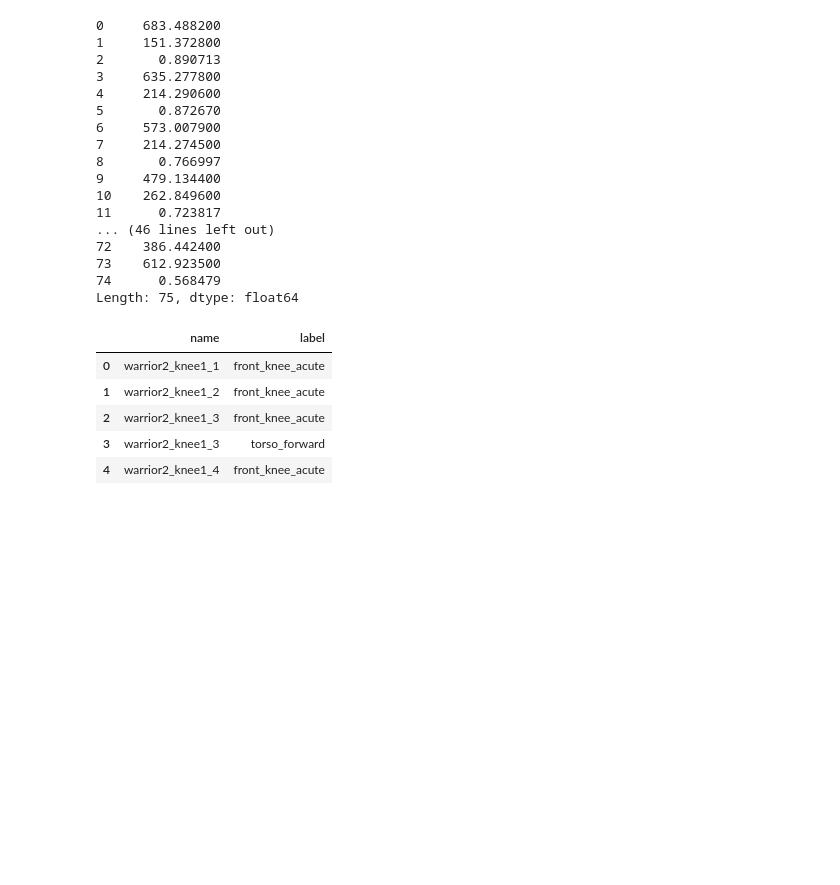
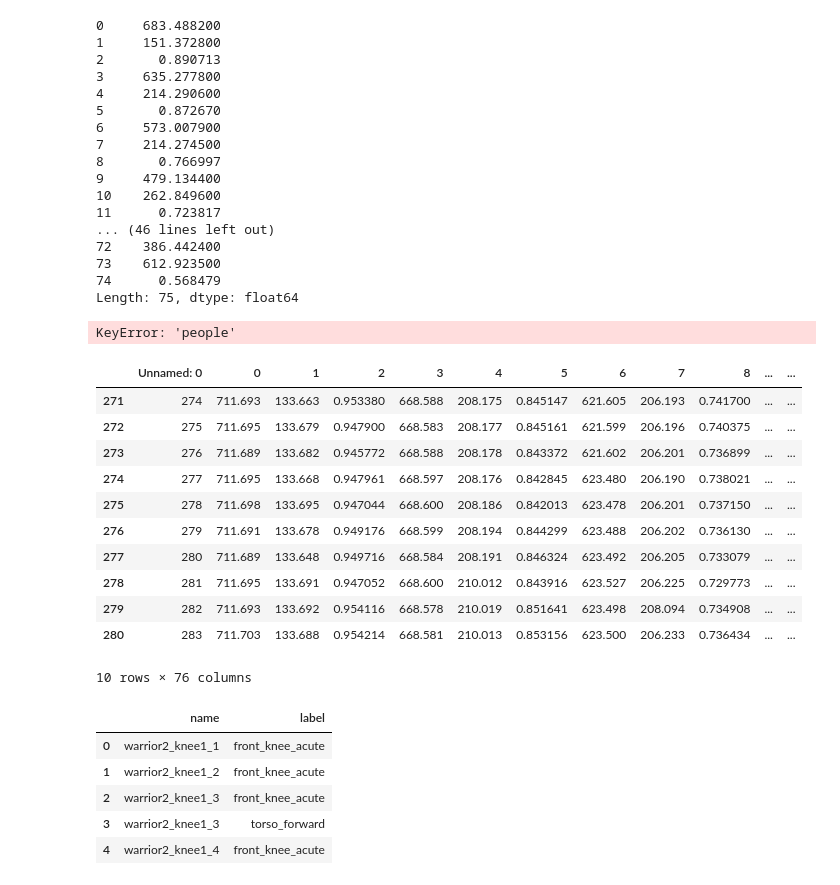
Before and after one commit to keck343/aligned_yoga_app, a Jupyter notebook: Mulit_Label_Models.ipynb, the cells around one changed output. Saved outputs shown, nothing was run; the diff lists cells and outputs as text; code cells hidden in the pictures; blank space fills up the shorter version.

```diff
--- a/Mulit_Label_Models.ipynb
+++ b/Mulit_Label_Models.ipynb
@@ -54,6 +54,19 @@ def mean_ten_still_frames(pose_csv):
     stillest_ten = pose_df.iloc[still_point:still_point+10, :]
     mean = np.mean(stillest_ten, axis=0)
     return mean[1:]
+# %%
+def ten_still_frames(pose_csv):
+    pose_df = pd.read_csv(pose_csv)
+    pose_diff = pose_df.diff()
+    rows_total_diff = pose_diff.sum(axis=1)
+    rows_total_diff = [abs(i) for i in rows_total_diff]
+    ten_rows_diff = []
+    for i in range(len(rows_total_diff)-10):
+        ten_rows_diff.append((i, sum(rows_total_diff[i:(i+10)])))
+    best_ten = sorted(ten_rows_diff, key=lambda x: x[1], reverse=False)
+    still_point = best_ten[0][0]
+    stillest_ten = pose_df.iloc[still_point:still_point+10, :]
+    return stillest_ten
 # %%
 mean_ten_still_frames("train_data_csv/warrior2_arms_1.csv")
 # %% [output]
@@ -77,3 +109,22 @@ Length: 75, dtype: float64
+# %%
+x, y = x_y_points(mean_ten_still_frames("train_data_csv/warrior2_arms_1.csv"))
+# %% [output]
+KeyError: 'people'
+# %%
+ten_still_frames("train_data_csv/warrior2_arms_5.csv")
+# %% [output]
+|  | Unnamed: 0 | 0 | 1 | 2 | 3 | 4 | 5 | 6 | 7 | 8 | ... | ... |
+| 271 | 274 | 711.693 | 133.663 | 0.953380 | 668.588 | 208.175 | 0.845147 | 621.605 | 206.193 | 0.741700 | ... | ... |
+| 272 | 275 | 711.695 | 133.679 | 0.947900 | 668.583 | 208.177 | 0.845161 | 621.599 | 206.196 | 0.740375 | ... | ... |
+| 273 | 276 | 711.689 | 133.682 | 0.945772 | 668.588 | 208.178 | 0.843372 | 621.602 | 206.201 | 0.736899 | ... | ... |
+| 274 | 277 | 711.695 | 133.668 | 0.947961 | 668.597 | 208.176 | 0.842845 | 623.480 | 206.190 | 0.738021 | ... | ... |
+| 275 | 278 | 711.698 | 133.695 | 0.947044 | 668.600 | 208.186 | 0.842013 | 623.478 | 206.201 | 0.737150 | ... | ... |
+| 276 | 279 | 711.691 | 133.678 | 0.949176 | 668.599 | 208.194 | 0.844299 | 623.488 | 206.202 | 0.736130 | ... | ... |
+| 277 | 280 | 711.689 | 133.648 | 0.949716 | 668.584 | 208.191 | 0.846324 | 623.492 | 206.205 | 0.733079 | ... | ... |
+| 278 | 281 | 711.695 | 133.691 | 0.947052 | 668.600 | 210.012 | 0.843916 | 623.527 | 206.225 | 0.729773 | ... | ... |
+| 279 | 282 | 711.693 | 133.692 | 0.954116 | 668.578 | 210.019 | 0.851641 | 623.498 | 208.094 | 0.734908 | ... | ... |
+| 280 | 283 | 711.703 | 133.688 | 0.954214 | 668.581 | 210.013 | 0.853156 | 623.500 | 206.233 | 0.736434 | ... | ... |
+10 rows × 76 columns
 # %%
 labels_df = pd.read_csv("labels-single_label_per_row.csv")
 # %%
```
Also changed, not shown: parts of 4 cells of this notebook, 2 other files.
